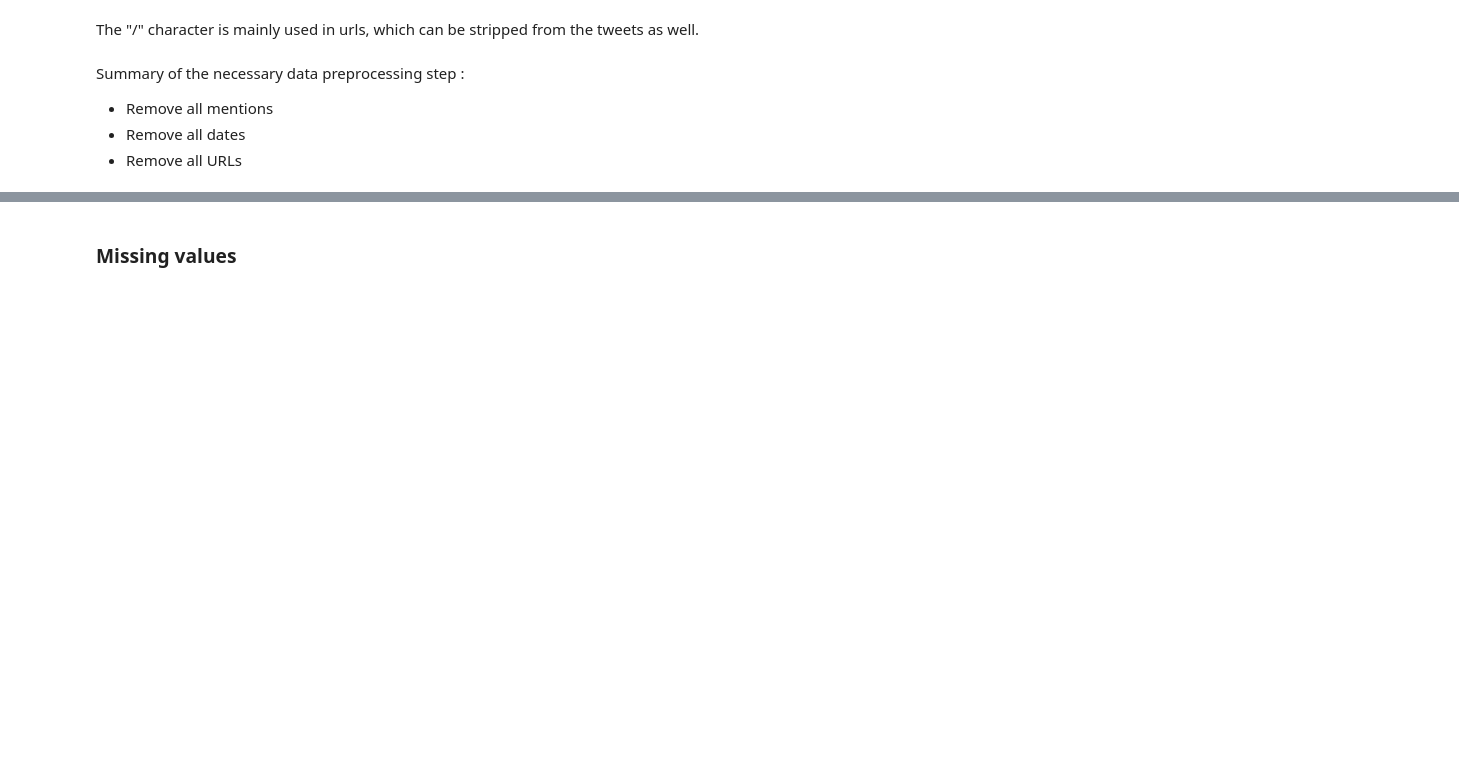
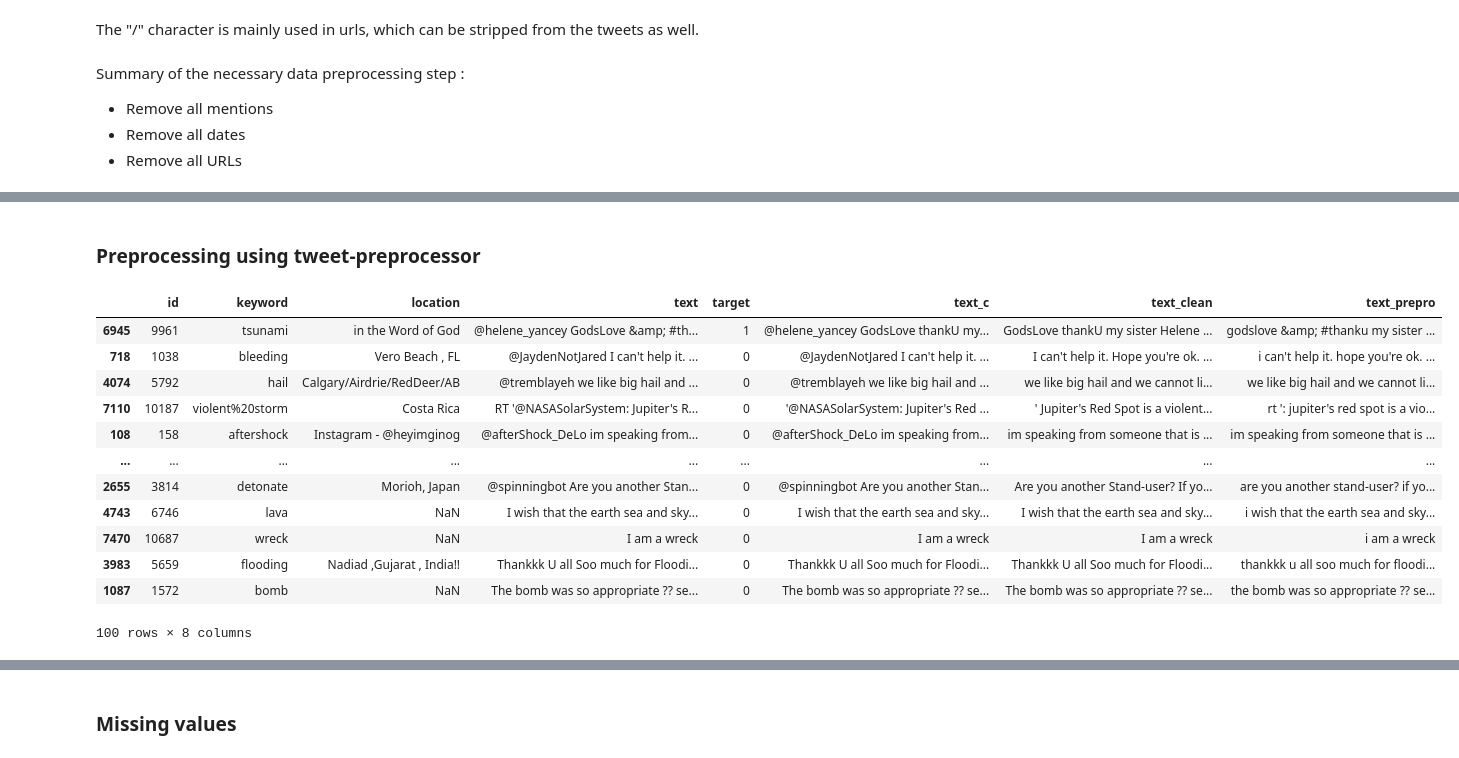
Before and after one commit to rbazin/nlp-disaster-tweets-challenge, a Jupyter notebook: data_exploration.ipynb, the cells around one changed output, grey strips where cells are left out. Drawn from its saved outputs; the diff is of its cells as text; code cells hidden in the pictures; blank space fills up the shorter version.

```diff
--- a/data_exploration.ipynb
+++ b/data_exploration.ipynb
@@ -11,9 +38,11 @@ import os
+# %%
+PATH_TRAIN = os.path.join("/content/drive/MyDrive/Machine Learning/Datasets/Disaster Tweets/train.csv")
 # %% [markdown]
 ## Data exploration <a class="anchor" id="data-exploration"></a>
 # %% [markdown]
 ### General information
 # %%
-train_df = pd.read_csv('./train.csv')
+train_df = pd.read_csv(PATH_TRAIN)
 train_df.head()
 # %% [output]
 |  | id | keyword | location | text | target |
@@ -340,0 +464,4 @@ Summary of the necessary data preprocessing step :
+# %%
+train_df['text_c'] = train_df['text'].apply(clean)
+train_df['text_clean'] = train_df['text_c'].apply(preproc)
+train_df.head()
@@ -340,0 +475,27 @@ Summary of the necessary data preprocessing step :
+# %% [markdown]
+### Preprocessing using tweet-preprocessor
+# %%
+import preprocessor as p
+
+p.set_options(p.OPT.URL, p.OPT.EMOJI, p.OPT.SMILEY, p.OPT.NUMBER, p.OPT.MENTION, p.OPT.ESCAPE_CHAR)
+#forming a separate feature for cleaned tweets
+for i,v in enumerate(train_df['text']):
+    train_df.loc[i, 'text_prepro'] = p.clean(v)
+
+train_df['text_prepro'] = train_df['text_prepro'].str.lower()
+# %%
+train_df.sample(100)
+# %% [output]
+|  | id | keyword | location | text | target | text_c | text_clean | text_prepro |
+| 6945 | 9961 | tsunami | in the Word of God | @helene_yancey GodsLove &amp; #th... | 1 | @helene_yancey GodsLove thankU my... | GodsLove thankU my sister Helene ... | godslove &amp; #thanku my sister ... |
+| 718 | 1038 | bleeding | Vero Beach , FL | @JaydenNotJared I can't help it. ... | 0 | @JaydenNotJared I can't help it. ... | I can't help it. Hope you're ok. ... | i can't help it. hope you're ok. ... |
+| 4074 | 5792 | hail | Calgary/Airdrie/RedDeer/AB | @tremblayeh we like big hail and ... | 0 | @tremblayeh we like big hail and ... | we like big hail and we cannot li... | we like big hail and we cannot li... |
+| 7110 | 10187 | violent%20storm | Costa Rica | RT '@NASASolarSystem: Jupiter's R... | 0 | '@NASASolarSystem: Jupiter's Red ... | ' Jupiter's Red Spot is a violent... | rt ': jupiter's red spot is a vio... |
+| 108 | 158 | aftershock | Instagram - @heyimginog | @afterShock_DeLo im speaking from... | 0 | @afterShock_DeLo im speaking from... | im speaking from someone that is ... | im speaking from someone that is ... |
+| ... | ... | ... | ... | ... | ... | ... | ... | ... |
+| 2655 | 3814 | detonate | Morioh, Japan | @spinningbot Are you another Stan... | 0 | @spinningbot Are you another Stan... | Are you another Stand-user? If yo... | are you another stand-user? if yo... |
+| 4743 | 6746 | lava | NaN | I wish that the earth sea and sky... | 0 | I wish that the earth sea and sky... | I wish that the earth sea and sky... | i wish that the earth sea and sky... |
+| 7470 | 10687 | wreck | NaN | I am a wreck | 0 | I am a wreck | I am a wreck | i am a wreck |
+| 3983 | 5659 | flooding | Nadiad ,Gujarat , India!! | Thankkk U all Soo much for Floodi... | 0 | Thankkk U all Soo much for Floodi... | Thankkk U all Soo much for Floodi... | thankkk u all soo much for floodi... |
+| 1087 | 1572 | bomb | NaN | The bomb was so appropriate ?? se... | 0 | The bomb was so appropriate ?? se... | The bomb was so appropriate ?? se... | the bomb was so appropriate ?? se... |
+100 rows × 8 columns
```
Also changed, not shown: parts of 7 cells of this notebook, 3 other files.
